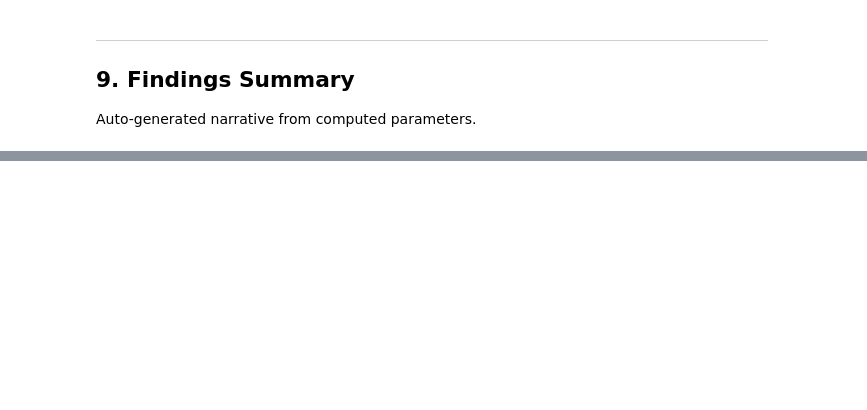
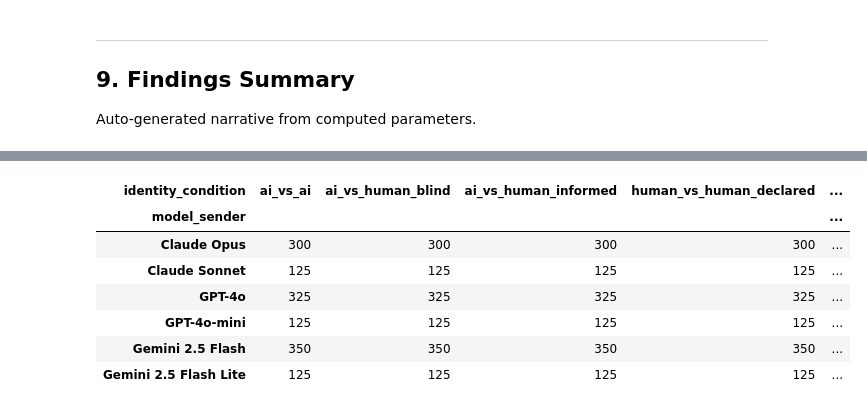
Before and after one commit to gabrielamendez22/Capstone_2026_Game_Theory, a Jupyter notebook: analysis/cheap_talk_full_analysis.ipynb, the cells around one changed output, grey strips where cells are left out. Saved outputs shown, nothing was run; the diff lists cells and outputs as text; code cells hidden in the pictures; blank space fills up the shorter version.

```diff
--- a/analysis/cheap_talk_full_analysis.ipynb
+++ b/analysis/cheap_talk_full_analysis.ipynb
@@ -855,0 +1122,3 @@ print(f'Keys: {list(export.keys())}')
+# %%
+mis_raw = raw[raw['game_condition'] == 'misaligned']
+print(mis_raw.groupby('model_sender')[['message_truthful']].agg(['count','mean']).round(3))
@@ -855,0 +1135,12 @@ print(f'Keys: {list(export.keys())}')
+# %%
+# Which conditions does each model appear in?
+mis_raw.groupby(['model_sender', 'identity_condition']).size().unstack(fill_value=0)
+# %% [output]
+| identity_condition | ai_vs_ai | ai_vs_human_blind | ai_vs_human_informed | human_vs_human_declared | ... |
+| model_sender |  |  |  |  | ... |
+| Claude Opus | 300 | 300 | 300 | 300 | ... |
+| Claude Sonnet | 125 | 125 | 125 | 125 | ... |
+| GPT-4o | 325 | 325 | 325 | 325 | ... |
+| GPT-4o-mini | 125 | 125 | 125 | 125 | ... |
+| Gemini 2.5 Flash | 350 | 350 | 350 | 350 | ... |
+| Gemini 2.5 Flash Lite | 125 | 125 | 125 | 125 | ... |
```
Also changed, not shown: parts of 32 cells of this notebook, 1 other file.
